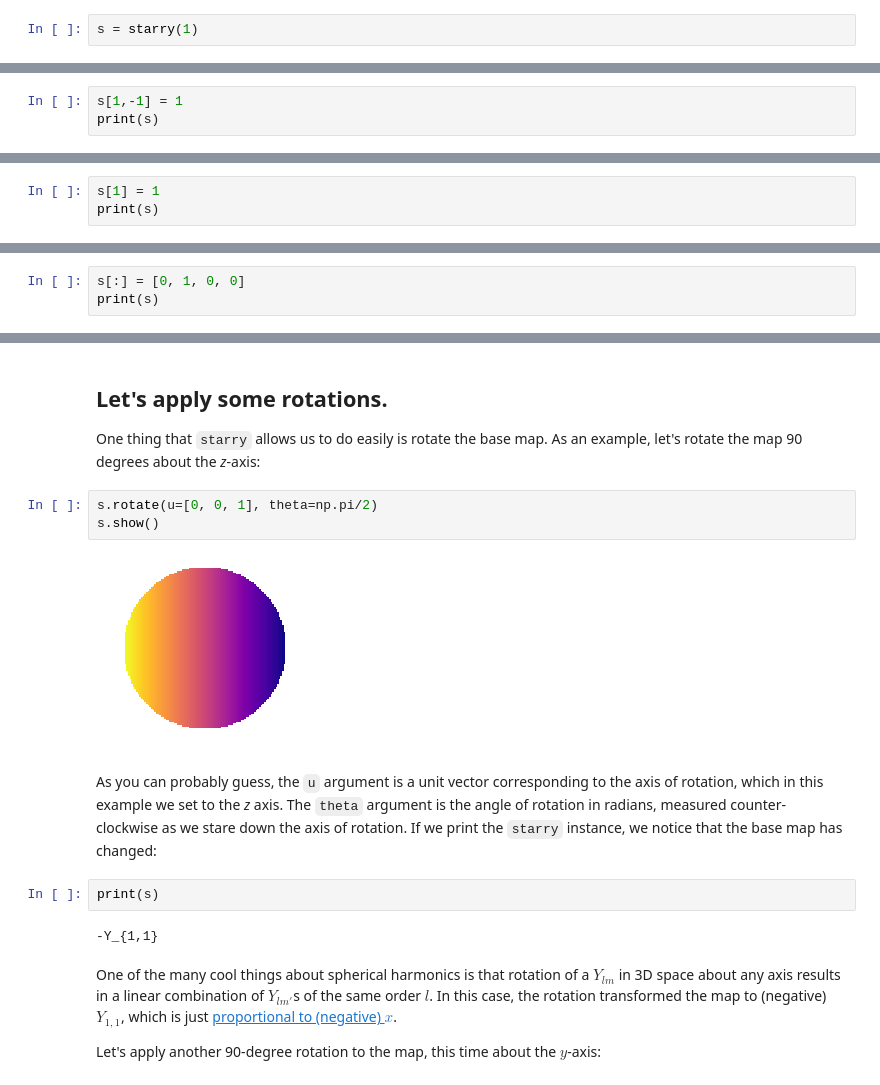
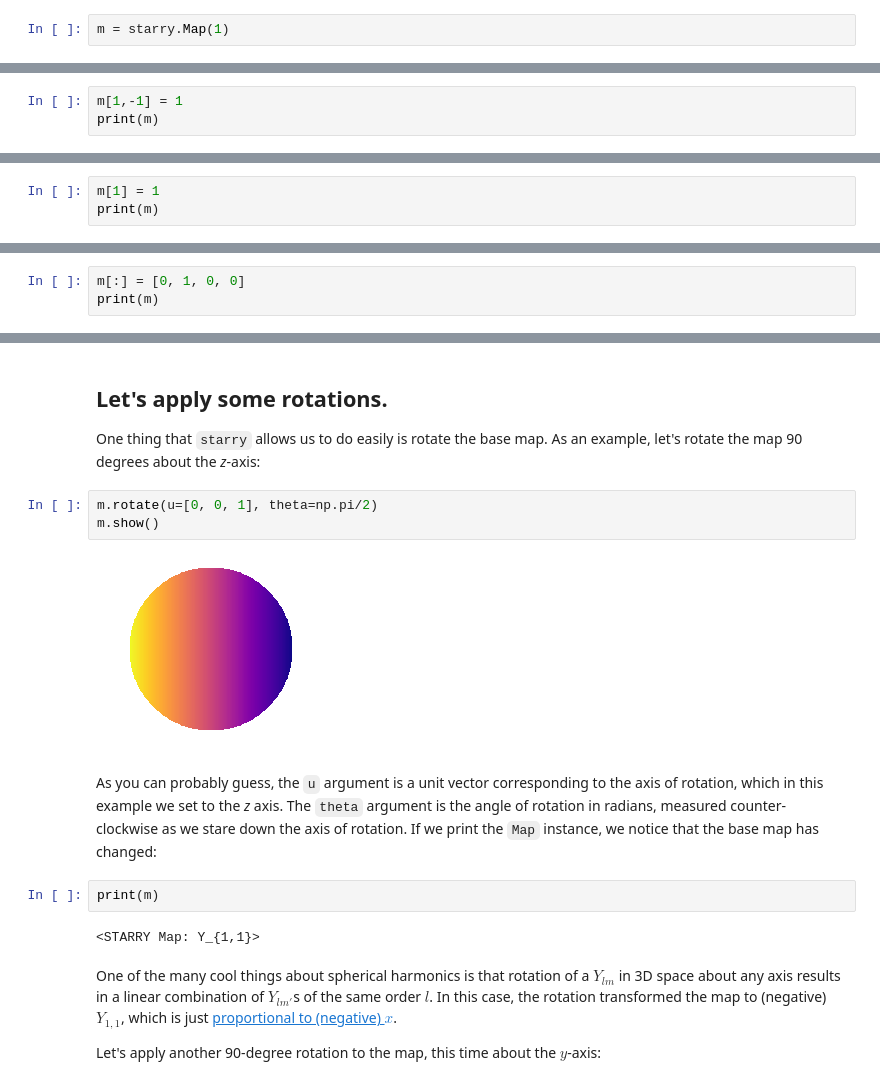
Before and after one commit to rodluger/starry, a Jupyter notebook: misc/tutorial.ipynb, the cells around one changed output, grey strips where cells are left out. Cells and saved outputs as stored; diff of their text form.

```diff
--- a/misc/tutorial.ipynb
+++ b/misc/tutorial.ipynb
@@ -30,5 +28,5 @@ We create one by instantiating a `starry` object. The `starry` object takes a si
 # %%
-s = starry(1)
+m = starry.Map(1)
 # %% [markdown]
 Our map is currently a null map:
 # %%
@@ -40,6 +38,6 @@ The `starry` object is a souped-up subclass of `ndarray`, so we can edit the map
 # %% [markdown]
 #### 1. Specifying the *l* and *m* index of the spherical harmonic:
 # %%
-s[1,-1] = 1
-print(s)
+m[1,-1] = 1
+print(m)
 # %% [output]
@@ -47,6 +45,6 @@ Y_{1,-1}
 # %% [markdown]
 #### 2. Specifying the flattened index, $n = l^2 + l + m$, of the spherical harmonic:
 # %%
-s[1] = 1
-print(s)
+m[1] = 1
+print(m)
 # %% [output]
@@ -54,6 +52,6 @@ Y_{1,-1}
 # %% [markdown]
 #### 3. Specifying all the map coefficients at once (useful if your map is composed of many Ylms):
 # %%
-s[:] = [0, 1, 0, 0]
-print(s)
+m[:] = [0, 1, 0, 0]
+print(m)
 # %% [output]
@@ -84,16 +70,16 @@ As you can verify on [Wikipedia](https://en.wikipedia.org/wiki/Table_of_spherica
 ## Let's apply some rotations.
 One thing that `starry` allows us to do easily is rotate the base map. As an example, let's rotate the map 90 degrees about the *z*-axis:
 # %%
-s.rotate(u=[0, 0, 1], theta=np.pi/2)
-s.show()
+m.rotate(u=[0, 0, 1], theta=np.pi/2)
+m.show()
 # %% [output]
-[figure, old version]
+[figure, new version]
 # %% [markdown]
-As you can probably guess, the `u` argument is a unit vector corresponding to the axis of rotation, which in this example we set to the *z* axis. The `theta` argument is the angle of rotation in radians, measured counter-clockwise as we stare down the axis of rotation. If we print the `starry` instance, we notice that the base map has changed:
+As you can probably guess, the `u` argument is a unit vector corresponding to the axis of rotation, which in this example we set to the *z* axis. The `theta` argument is the angle of rotation in radians, measured counter-clockwise as we stare down the axis of rotation. If we print the `Map` instance, we notice that the base map has changed:
 # %%
-print(s)
+print(m)
 # %% [output]
--Y_{1,1}
+<STARRY Map: Y_{1,1}>
 # %% [markdown]
 One of the many cool things about spherical harmonics is that rotation of a $Y_{lm}$ in 3D space about any axis results in a linear combination of $Y_{lm'}$s of the same order $l$. In this case, the rotation transformed the map to  (negative) $Y_{1,1}$, which is just [proportional to (negative) $x$](https://en.wikipedia.org/wiki/Table_of_spherical_harmonics#Real_spherical_harmonics).
 
```
Also changed, not shown: parts of 33 cells of this notebook.
